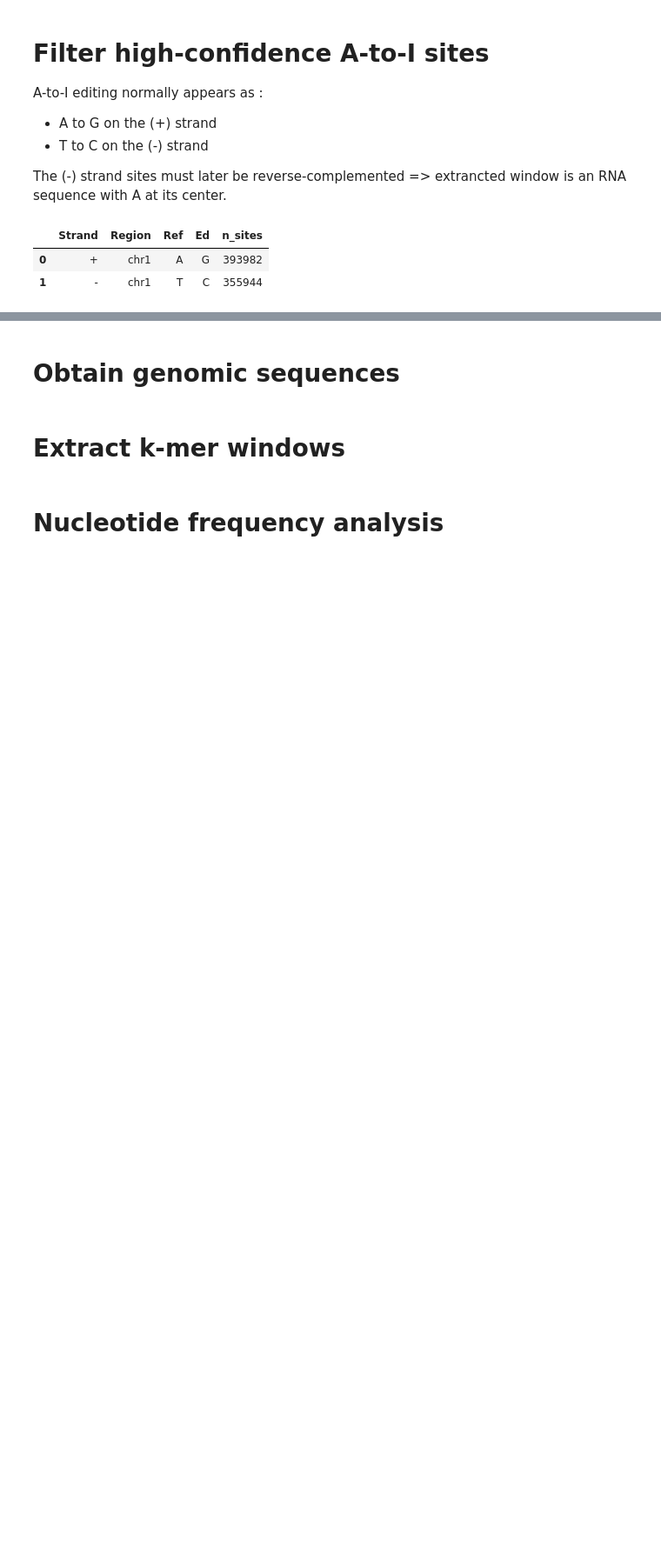
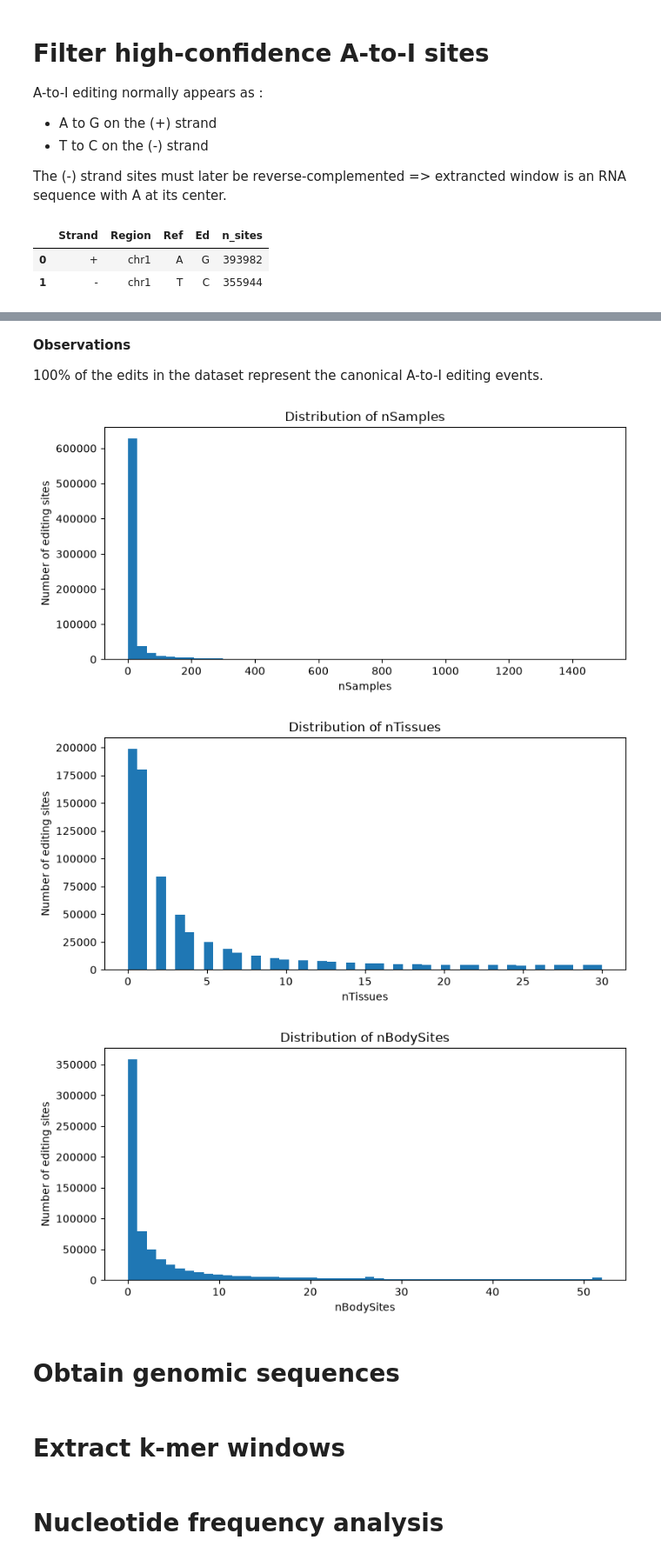
Before and after one commit to tamdanp01-beep/a-to-i-RNA-edits, a Jupyter notebook: notebooks/01_sequence_context.ipynb, the cells around one changed output, grey strips where cells are left out. Shown at 87% size. Drawn from its saved outputs; the diff is of its cells as text; code cells hidden in the pictures; blank space fills up the shorter version.

```diff
--- a/notebooks/01_sequence_context.ipynb
+++ b/notebooks/01_sequence_context.ipynb
@@ -46,14 +20,0 @@ Figures: /home/mescalin/bioinf/rna_editing_project/figures
-# %%
-rediportal_file = DATA_DIR / "TABLE1_hg38_v3.txt"
-
-# Read the tab-separated file into a pandas DataFrame
-editing_df = pd.read_csv(rediportal_file, sep="\t")
-
-# Display the dimension of the dataset
-n_rows, n_cols = editing_df.shape
-
-print("Number of rows aka. editing sites: ", n_rows)
-print("Number of columns aka. features: ", n_cols)
-
-# Display the first 5 rows
-editing_df.head()
@@ -193,0 +205,53 @@ A-to-I edits occur approximately in the same amount on both positive and negativ
+# %% [markdown]
+**Observations**
+
+100% of the edits in the dataset represent the canonical A-to-I editing events.
+# %%
+# Columns expected to contain counts.
+count_columns = [
+    "nSamples",
+    "nTissues",
+    "nBodySites",
+    "nTCGASamples",
+    "nTCGAPrj",
+    "nTCGAdiseasetype",
+]
+
+for column in count_columns:
+    if column in canonical_df.columns:
+        canonical_df[column] = pd.to_numeric(
+            canonical_df[column],
+            errors="coerce"
+        )
+
+# ============================================================
+# Visualize support-count distributions
+# ============================================================
+
+for column in ["nSamples", "nTissues", "nBodySites"]:
+    if column not in canonical_df.columns:
+        continue
+
+    # Remove missing values before plotting.
+    values = canonical_df[column].dropna()
+
+    plt.figure(figsize=(8, 4))
+
+    # Limit the displayed range to the 99th percentile.
+    # This prevents a few extreme values from compressing the histogram.
+    upper_limit = values.quantile(0.99)
+
+    plt.hist(
+        values[values <= upper_limit],
+        bins=50
+    )
+
+    plt.xlabel(column)
+    plt.ylabel("Number of editing sites")
+    plt.title(f"Distribution of {column}")
+    plt.tight_layout()
+    plt.show()
+# %% [output]
+[figure, added]
+[figure, added]
+[figure, added]
```
Also changed, not shown: parts of 12 cells of this notebook.
